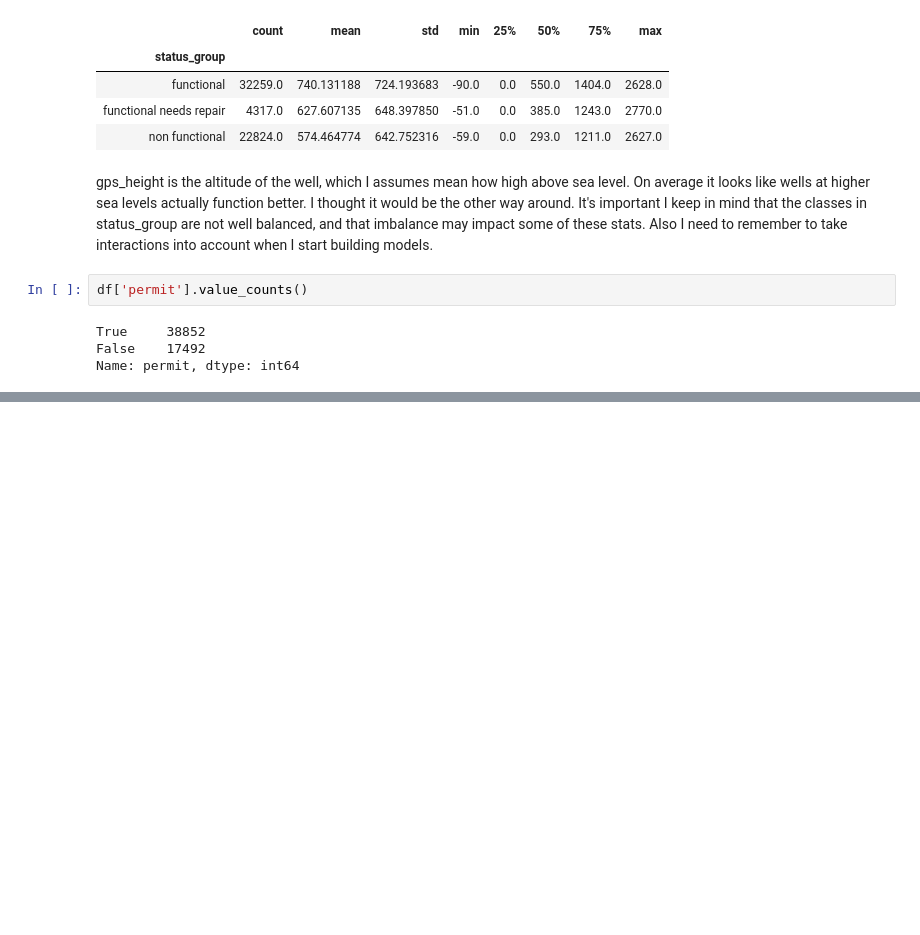
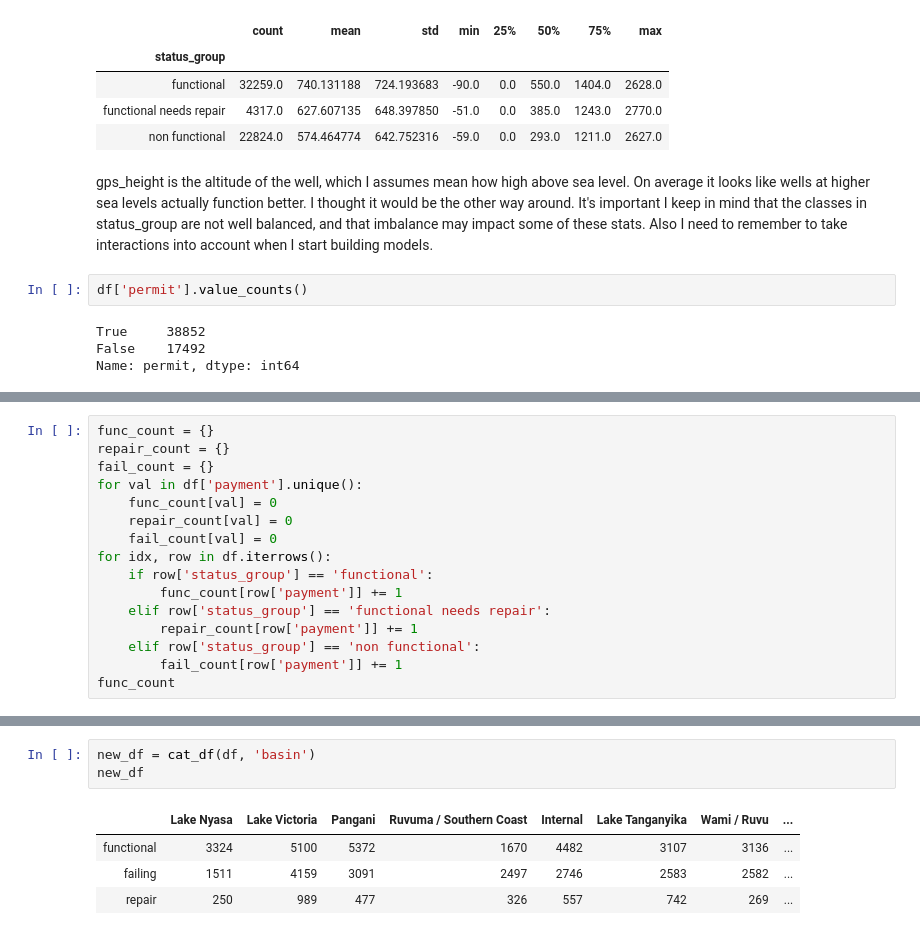
Before and after one commit to mattcarr17/mod_3_flatiron_project, a Jupyter notebook: notebooks/exploratory/01_mc_exploratory.ipynb, the cells around one changed output, grey strips where cells are left out. Drawn from its saved outputs; the diff is of its cells as text; blank space fills up the shorter version.

```diff
--- a/notebooks/exploratory/01_mc_exploratory.ipynb
+++ b/notebooks/exploratory/01_mc_exploratory.ipynb
@@ -374,0 +535,16 @@ Name: permit, dtype: int64
+# %%
+func_count = {}
+repair_count = {}
+fail_count = {}
+for val in df['payment'].unique():
+    func_count[val] = 0
+    repair_count[val] = 0
+    fail_count[val] = 0
+for idx, row in df.iterrows():
+    if row['status_group'] == 'functional':
+        func_count[row['payment']] += 1
+    elif row['status_group'] == 'functional needs repair':
+        repair_count[row['payment']] += 1
+    elif row['status_group'] == 'non functional':
+        fail_count[row['payment']] += 1
+func_count
@@ -374,0 +595,8 @@ Name: permit, dtype: int64
+# %%
+new_df = cat_df(df, 'basin')
+new_df
+# %% [output]
+|  | Lake Nyasa | Lake Victoria | Pangani | Ruvuma / Southern Coast | Internal | Lake Tanganyika | Wami / Ruvu | ... |
+| functional | 3324 | 5100 | 5372 | 1670 | 4482 | 3107 | 3136 | ... |
+| failing | 1511 | 4159 | 3091 | 2497 | 2746 | 2583 | 2582 | ... |
+| repair | 250 | 989 | 477 | 326 | 557 | 742 | 269 | ... |
```
Also changed, not shown: parts of 58 cells of this notebook.
